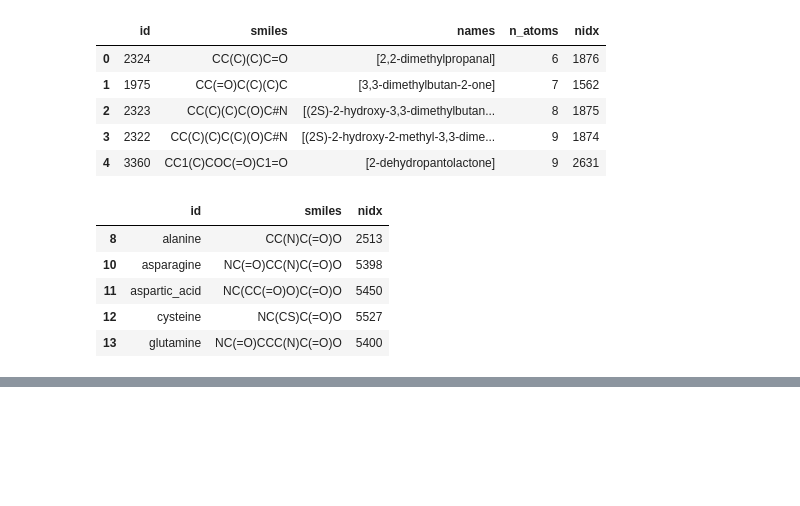
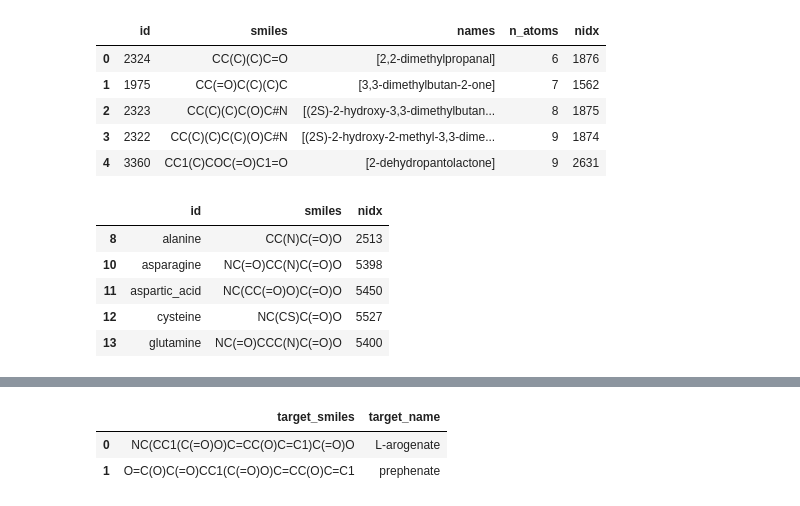
Before and after one commit to stefanpate/krxns, a Jupyter notebook: notebooks/known_paths_qty_c.ipynb, the cells around one changed output, grey strips where cells are left out. Drawn from its saved outputs; the diff is of its cells as text; code cells hidden in the pictures; blank space fills up the shorter version.

```diff
--- a/notebooks/known_paths_qty_c.ipynb
+++ b/notebooks/known_paths_qty_c.ipynb
@@ -173,0 +214,6 @@ STEP #2
+# %%
+df.iloc[:2].loc[:, ["target_smiles", "target_name"]]
+# %% [output]
+|  | target_smiles | target_name |
+| 0 | NC(CC1(C(=O)O)C=CC(O)C=C1)C(=O)O | L-arogenate |
+| 1 | O=C(O)C(=O)CC1(C(=O)O)C=CC(O)C=C1 | prephenate |
```
Also changed, not shown: parts of 7 cells of this notebook, 8 other files.
